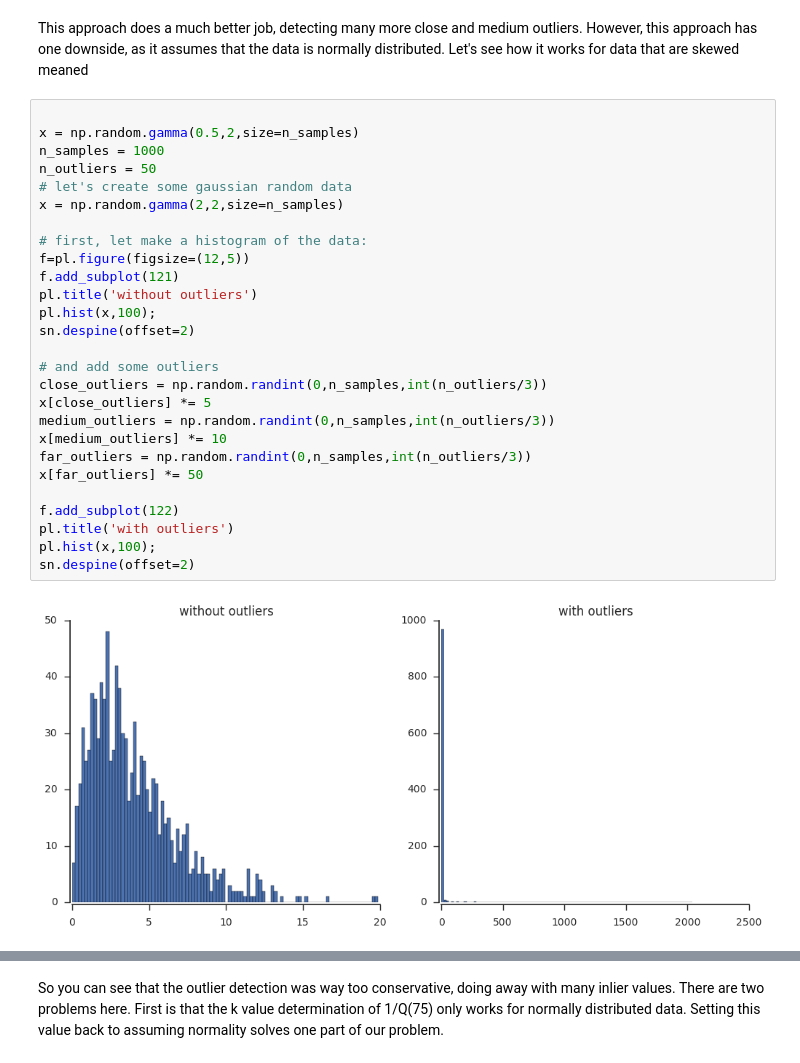
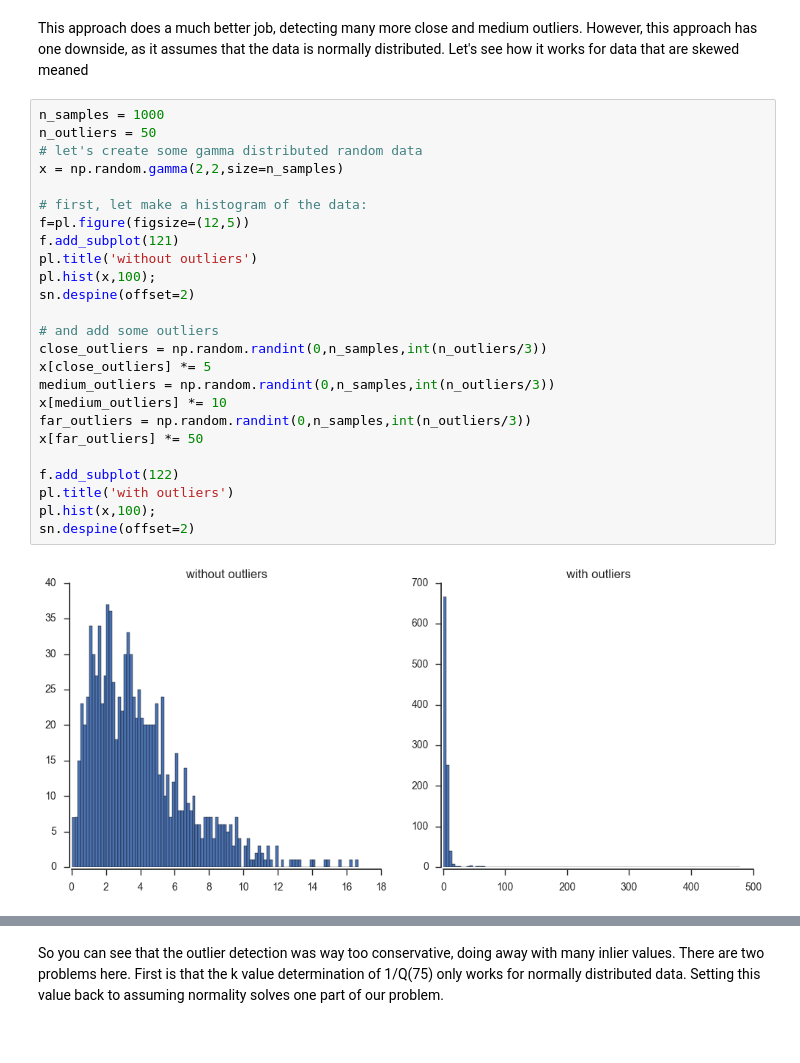
Before and after one commit to daanvanes/tutorials, a Jupyter notebook: Outlier_detection.ipynb, the cells around one changed output, grey strips where cells are left out. Saved outputs shown, nothing was run; the diff lists cells and outputs as text.

```diff
--- a/Outlier_detection.ipynb
+++ b/Outlier_detection.ipynb
@@ -132,34 +132,32 @@ far outliers detected: 16/16
 # %% [markdown]
 This approach does a much better job, detecting many more close and medium outliers. However, this approach has one downside, as it assumes that the data is normally distributed. Let's see how it works for data that are skewed meaned
 # %%
-
-x = np.random.gamma(0.5,2,size=n_samples)
 n_samples = 1000
 n_outliers = 50
-# let's create some gaussian random data
+# let's create some gamma distributed random data
 x = np.random.gamma(2,2,size=n_samples)
 
 # first, let make a histogram of the data:
 f=pl.figure(figsize=(12,5))
 f.add_subplot(121)
 pl.title('without outliers')
 pl.hist(x,100);
 sn.despine(offset=2)
 
 # and add some outliers
 close_outliers = np.random.randint(0,n_samples,int(n_outliers/3))
 x[close_outliers] *= 5
 medium_outliers = np.random.randint(0,n_samples,int(n_outliers/3))
 x[medium_outliers] *= 10
 far_outliers = np.random.randint(0,n_samples,int(n_outliers/3))
 x[far_outliers] *= 50
 
 f.add_subplot(122)
 pl.title('with outliers')
 pl.hist(x,100);
 sn.despine(offset=2)
 # %% [output]
-[figure, old version]
+[figure, new version]
 # %%
 # and try it out
 inliers = mad_inliers(x,3)
```
Also changed, not shown: parts of 9 cells of this notebook.
